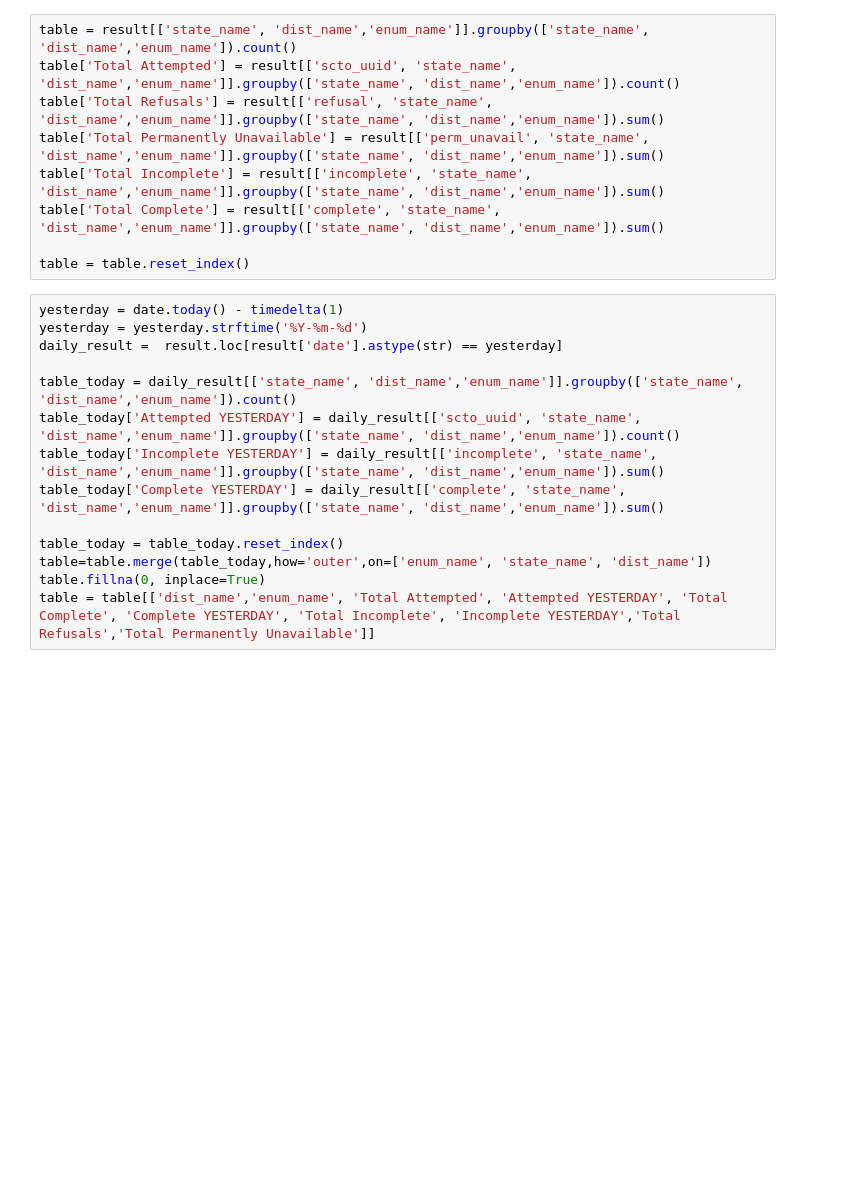
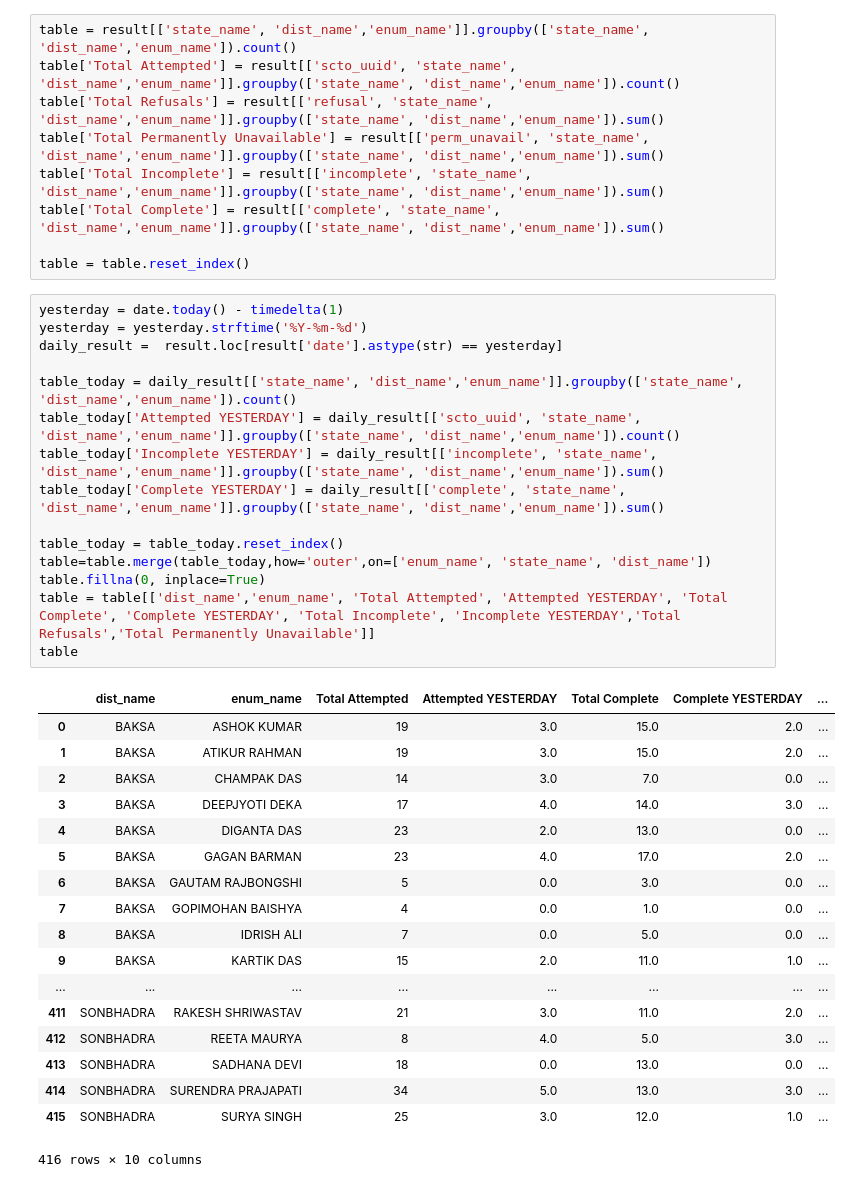
Before and after one commit to ryfauber/jupyter, a Jupyter notebook: surveyor_productivity.ipynb, the cells around one changed output. Drawn from its saved outputs; the diff is of its cells as text; blank space fills up the shorter version.

```diff
--- a/surveyor_productivity.ipynb
+++ b/surveyor_productivity.ipynb
@@ -89,16 +89,36 @@ table = table.reset_index()
 # %%
 yesterday = date.today() - timedelta(1)
 yesterday = yesterday.strftime('%Y-%m-%d')
 daily_result =  result.loc[result['date'].astype(str) == yesterday]
 
 table_today = daily_result[['state_name', 'dist_name','enum_name']].groupby(['state_name', 'dist_name','enum_name']).count()
 table_today['Attempted YESTERDAY'] = daily_result[['scto_uuid', 'state_name', 'dist_name','enum_name']].groupby(['state_name', 'dist_name','enum_name']).count()
 table_today['Incomplete YESTERDAY'] = daily_result[['incomplete', 'state_name', 'dist_name','enum_name']].groupby(['state_name', 'dist_name','enum_name']).sum()
 table_today['Complete YESTERDAY'] = daily_result[['complete', 'state_name', 'dist_name','enum_name']].groupby(['state_name', 'dist_name','enum_name']).sum()
 
 table_today = table_today.reset_index()
 table=table.merge(table_today,how='outer',on=['enum_name', 'state_name', 'dist_name'])
 table.fillna(0, inplace=True)
 table = table[['dist_name','enum_name', 'Total Attempted', 'Attempted YESTERDAY', 'Total Complete', 'Complete YESTERDAY', 'Total Incomplete', 'Incomplete YESTERDAY','Total Refusals','Total Permanently Unavailable']]
+table
+# %% [output]
+|  | dist_name | enum_name | Total Attempted | Attempted YESTERDAY | Total Complete | Complete YESTERDAY | ... |
+| 0 | BAKSA | ASHOK KUMAR | 19 | 3.0 | 15.0 | 2.0 | ... |
+| 1 | BAKSA | ATIKUR RAHMAN | 19 | 3.0 | 15.0 | 2.0 | ... |
+| 2 | BAKSA | CHAMPAK DAS | 14 | 3.0 | 7.0 | 0.0 | ... |
+| 3 | BAKSA | DEEPJYOTI DEKA | 17 | 4.0 | 14.0 | 3.0 | ... |
+| 4 | BAKSA | DIGANTA DAS | 23 | 2.0 | 13.0 | 0.0 | ... |
+| 5 | BAKSA | GAGAN BARMAN | 23 | 4.0 | 17.0 | 2.0 | ... |
+| 6 | BAKSA | GAUTAM RAJBONGSHI | 5 | 0.0 | 3.0 | 0.0 | ... |
+| 7 | BAKSA | GOPIMOHAN BAISHYA | 4 | 0.0 | 1.0 | 0.0 | ... |
+| 8 | BAKSA | IDRISH ALI | 7 | 0.0 | 5.0 | 0.0 | ... |
+| 9 | BAKSA | KARTIK DAS | 15 | 2.0 | 11.0 | 1.0 | ... |
+| ... | ... | ... | ... | ... | ... | ... | ... |
+| 411 | SONBHADRA | RAKESH SHRIWASTAV | 21 | 3.0 | 11.0 | 2.0 | ... |
+| 412 | SONBHADRA | REETA MAURYA | 8 | 4.0 | 5.0 | 3.0 | ... |
+| 413 | SONBHADRA | SADHANA DEVI | 18 | 0.0 | 13.0 | 0.0 | ... |
+| 414 | SONBHADRA | SURENDRA PRAJAPATI | 34 | 5.0 | 13.0 | 3.0 | ... |
+| 415 | SONBHADRA | SURYA SINGH | 25 | 3.0 | 12.0 | 1.0 | ... |
+416 rows × 10 columns
 # %%
 #widget
```
Also changed, not shown: parts of 1 cell of this notebook.
